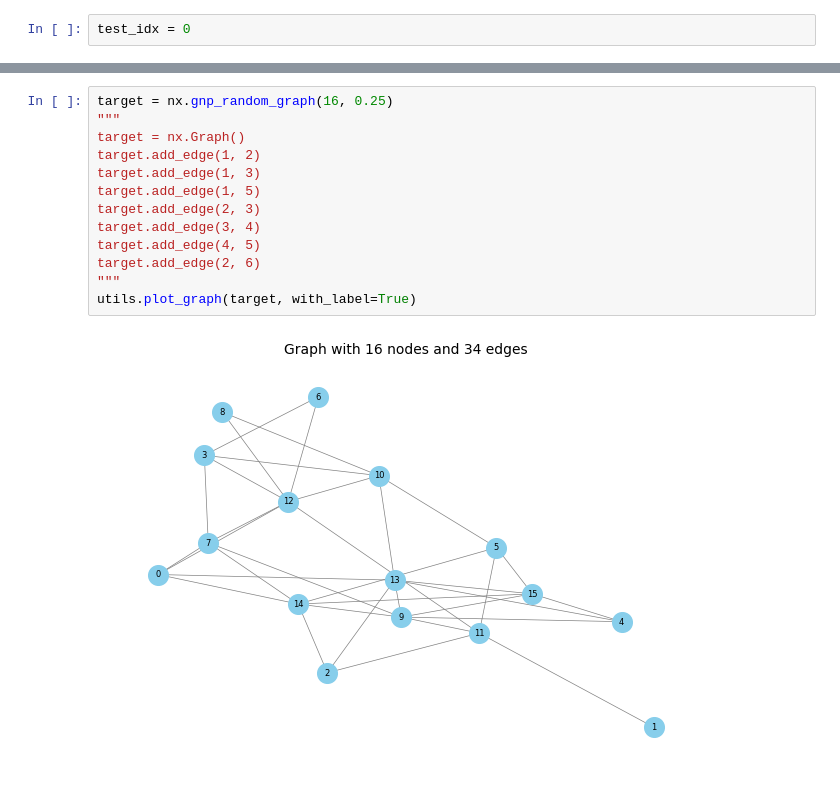
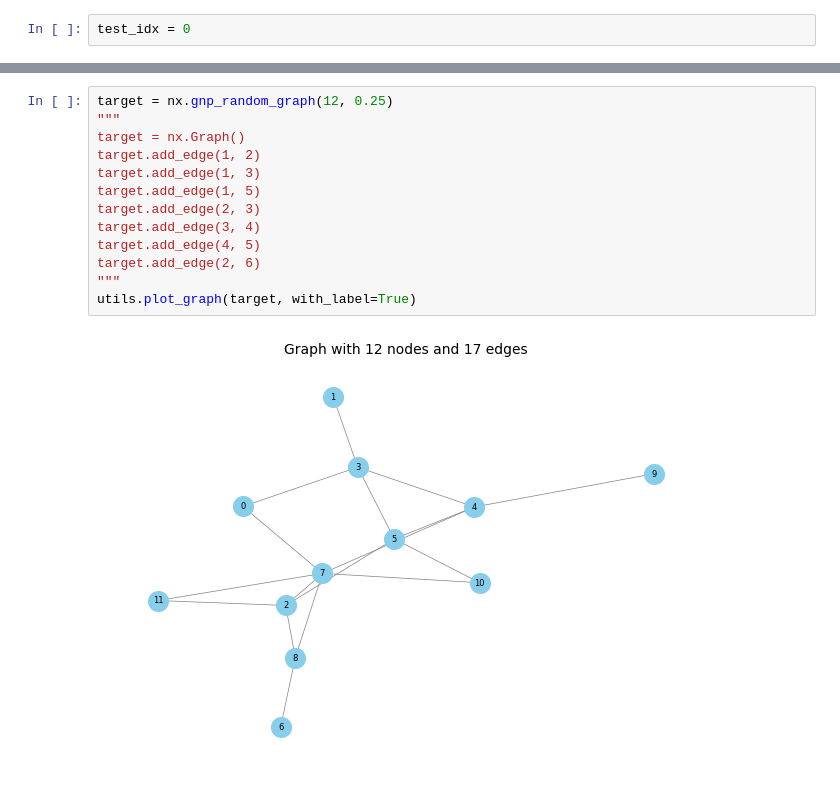
Before and after one commit to DerJeanjour/dpd-subgraph-matching, a Jupyter notebook: matching/notebooks/test_model.ipynb, the cells around one changed output, grey strips where cells are left out. Saved outputs shown, nothing was run; the diff lists cells and outputs as text.

```diff
--- a/matching/notebooks/test_model.ipynb
+++ b/matching/notebooks/test_model.ipynb
@@ -96,16 +96,16 @@ Is query is subgraph - model: False / actual: False
 # %%
-target = nx.gnp_random_graph(16, 0.25)
+target = nx.gnp_random_graph(12, 0.25)
 """
 target = nx.Graph()
 target.add_edge(1, 2)
 target.add_edge(1, 3)
 target.add_edge(1, 5)
 target.add_edge(2, 3)
 target.add_edge(3, 4)
 target.add_edge(4, 5)
 target.add_edge(2, 6)
 """
 utils.plot_graph(target, with_label=True)
 # %% [output]
-[figure, old version]
+[figure, new version]
 # %%
```
Also changed, not shown: parts of 7 cells of this notebook, 10 other files.
